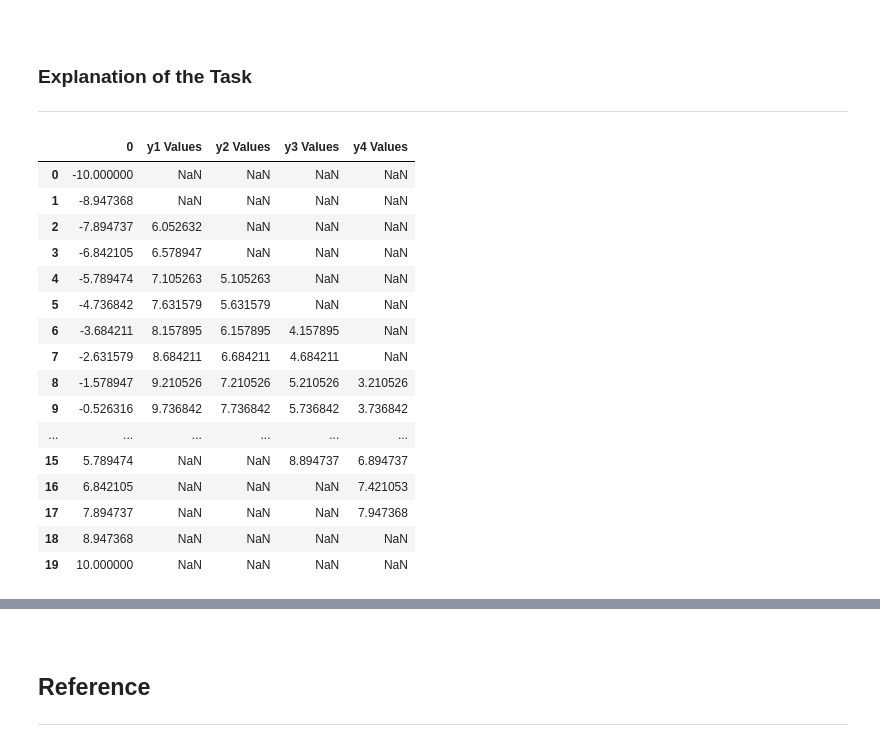
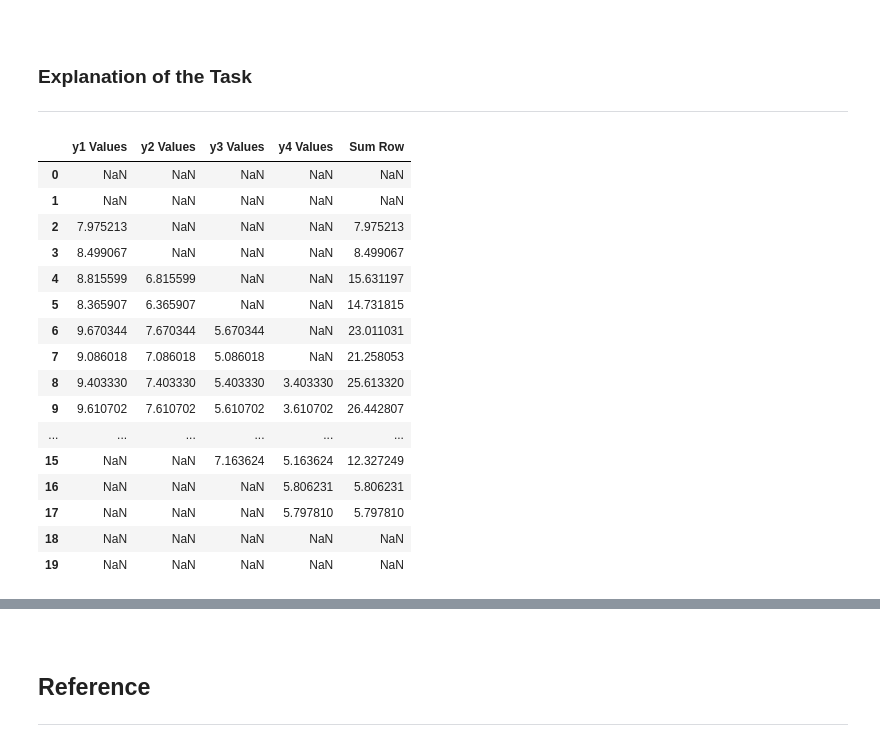
Before and after one commit to Silvio622/foda-task2020, a Jupyter notebook: Tasks for Fundamentals of Data Analysis.ipynb, the cells around one changed output, grey strips where cells are left out. Saved outputs shown, nothing was run; the diff lists cells and outputs as text; code cells hidden in the pictures.

```diff
--- a/Tasks for Fundamentals of Data Analysis.ipynb
+++ b/Tasks for Fundamentals of Data Analysis.ipynb
@@ -576,40 +576,63 @@ The Simpson's paradox has several different names for instance "Simpson's revers
 # %%
 import numpy as np
 import pandas as pd
 
 x = np.linspace(-10,10,20) # create a variable x (list) from -10 until 10 with 20 position in between
 
+noise = np.random.normal(x,1.5) # create a variable noise and use the random normal distribution with a mean as the x values and
+                                # standard deviation of 1.5
+
 # Create a four linear function from type y = m * x + c with the same slope but different offsets
-y1 = 0.5 * x + 10
-y2 = 0.5 * x + 8
-y3 = 0.5 * x + 6
-y4 = 0.5 * x + 4
+y1 = 0.25 * noise + 10
+y2 = 0.25 * noise + 8
+y3 = 0.25 * noise + 6
+y4 = 0.25 * noise + 4
 
 df = pd.DataFrame(data=x)# create a dataframe
+
 
 # create four new varible for column1 til column4 with headers like "y1 Values" fill the dataframe with "NaN"
 # for missing datas with df.loc function[:,]. Use pd.Series function put in the y datas from y values
 # NaN stands for "Not a Number"
 column1 = df.loc[2:11,'y1 Values'] = pd.Series(y1)
 column2 = df.loc[4:13,'y2 Values'] = pd.Series(y2)
 column3 = df.loc[6:15,'y3 Values'] = pd.Series(y3)
 column4 = df.loc[8:17,'y4 Values'] = pd.Series(y4)
+
+
+
+# Remove the first Column with the x values from the Dataframe
+del df[0]
+
+# Calculate the sum of each row
+sumrow = df.sum(axis=1)
+
+# write the sum of each row in a new column for the dataframe
+column5 = df.loc[2:17,'Sum Row'] = pd.Series(sumrow)
+
+# Create Regression lines for each column for the plot
+coeffs1 = np.polyfit(df.index,column1,1)# use the dataframe index for x value in the plot
+coeffs2 = np.polyfit(df.index,column2,1)
+coeffs3 = np.polyfit(df.index,column3,1)
+coeffs4 = np.polyfit(df.index,column4,1)
+coeffs5 = np.polyfit(df.index,column5,1)
+
 df
 # %% [output]
-|  | 0 | y1 Values | y2 Values | y3 Values | y4 Values |
-| 0 | -10.000000 | NaN | NaN | NaN | NaN |
-| 1 | -8.947368 | NaN | NaN | NaN | NaN |
-| 2 | -7.894737 | 6.052632 | NaN | NaN | NaN |
-| 3 | -6.842105 | 6.578947 | NaN | NaN | NaN |
-| 4 | -5.789474 | 7.105263 | 5.105263 | NaN | NaN |
-| 5 | -4.736842 | 7.631579 | 5.631579 | NaN | NaN |
-| 6 | -3.684211 | 8.157895 | 6.157895 | 4.157895 | NaN |
-| 7 | -2.631579 | 8.684211 | 6.684211 | 4.684211 | NaN |
-| 8 | -1.578947 | 9.210526 | 7.210526 | 5.210526 | 3.210526 |
-| 9 | -0.526316 | 9.736842 | 7.736842 | 5.736842 | 3.736842 |
+|  | y1 Values | y2 Values | y3 Values | y4 Values | Sum Row |
+| 0 | NaN | NaN | NaN | NaN | NaN |
+| 1 | NaN | NaN | NaN | NaN | NaN |
+| 2 | 7.975213 | NaN | NaN | NaN | 7.975213 |
+| 3 | 8.499067 | NaN | NaN | NaN | 8.499067 |
+| 4 | 8.815599 | 6.815599 | NaN | NaN | 15.631197 |
+| 5 | 8.365907 | 6.365907 | NaN | NaN | 14.731815 |
+| 6 | 9.670344 | 7.670344 | 5.670344 | NaN | 23.011031 |
+| 7 | 9.086018 | 7.086018 | 5.086018 | NaN | 21.258053 |
+| 8 | 9.403330 | 7.403330 | 5.403330 | 3.403330 | 25.613320 |
+| 9 | 9.610702 | 7.610702 | 5.610702 | 3.610702 | 26.442807 |
 | ... | ... | ... | ... | ... | ... |
-| 15 | 5.789474 | NaN | NaN | 8.894737 | 6.894737 |
-| 16 | 6.842105 | NaN | NaN | NaN | 7.421053 |
-| 17 | 7.894737 | NaN | NaN | NaN | 7.947368 |
-| 18 | 8.947368 | NaN | NaN | NaN | NaN |
-| 19 | 10.000000 | NaN | NaN | NaN | NaN |
+| 15 | NaN | NaN | 7.163624 | 5.163624 | 12.327249 |
+| 16 | NaN | NaN | NaN | 5.806231 | 5.806231 |
+| 17 | NaN | NaN | NaN | 5.797810 | 5.797810 |
+| 18 | NaN | NaN | NaN | NaN | NaN |
+| 19 | NaN | NaN | NaN | NaN | NaN |
```
Also changed, not shown: parts of 2 cells of this notebook.
